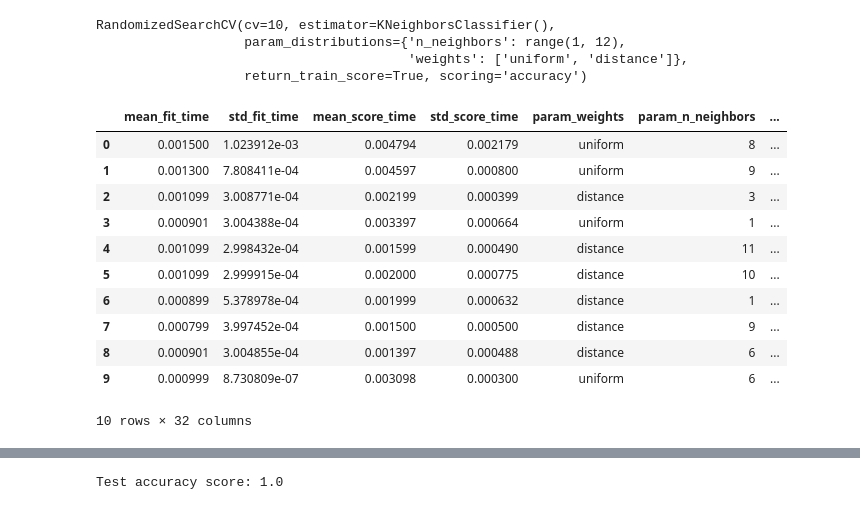
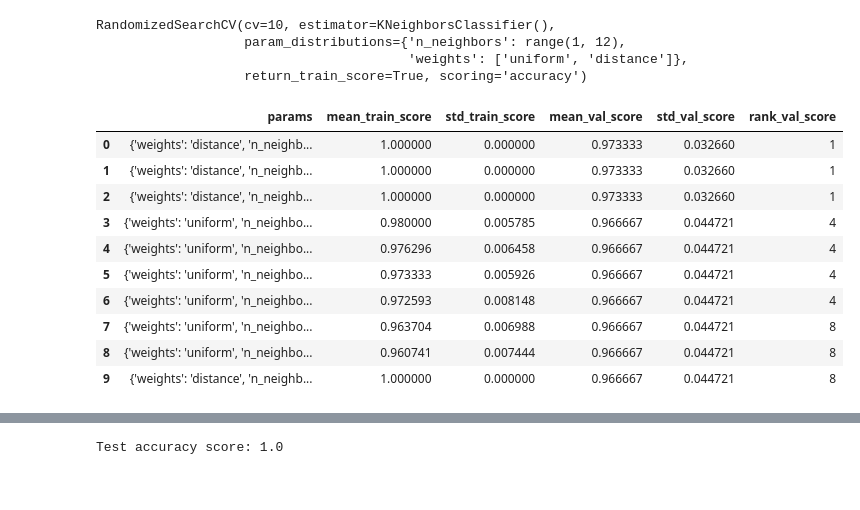
Before and after one commit to LeonardoSaccotelli/Machine-Learning-Collection-Lab, a Jupyter notebook: Machine-Learning-Lab/2-Model-Selection-Model-Evaluation/2.1-Model-Optimization.ipynb, the cells around one changed output, grey strips where cells are left out. Drawn from its saved outputs; the diff is of its cells as text; code cells hidden in the pictures.

```diff
--- a/Machine-Learning-Lab/2-Model-Selection-Model-Evaluation/2.1-Model-Optimization.ipynb
+++ b/Machine-Learning-Lab/2-Model-Selection-Model-Evaluation/2.1-Model-Optimization.ipynb
@@ -166,22 +167,19 @@ RandomizedSearchCV(cv=10, estimator=KNeighborsClassifier(),
                                         'weights': ['uniform', 'distance']},
                    return_train_score=True, scoring='accuracy')
 # %%
-# view the complete results (list of named tuples)
-pd.DataFrame(rand.cv_results_)
-#TODO
+print_cv_results(rand, 10)
 # %% [output]
-|  | mean_fit_time | std_fit_time | mean_score_time | std_score_time | param_weights | param_n_neighbors | ... |
-| 0 | 0.001500 | 1.023912e-03 | 0.004794 | 0.002179 | uniform | 8 | ... |
-| 1 | 0.001300 | 7.808411e-04 | 0.004597 | 0.000800 | uniform | 9 | ... |
-| 2 | 0.001099 | 3.008771e-04 | 0.002199 | 0.000399 | distance | 3 | ... |
-| 3 | 0.000901 | 3.004388e-04 | 0.003397 | 0.000664 | uniform | 1 | ... |
-| 4 | 0.001099 | 2.998432e-04 | 0.001599 | 0.000490 | distance | 11 | ... |
-| 5 | 0.001099 | 2.999915e-04 | 0.002000 | 0.000775 | distance | 10 | ... |
-| 6 | 0.000899 | 5.378978e-04 | 0.001999 | 0.000632 | distance | 1 | ... |
-| 7 | 0.000799 | 3.997452e-04 | 0.001500 | 0.000500 | distance | 9 | ... |
-| 8 | 0.000901 | 3.004855e-04 | 0.001397 | 0.000488 | distance | 6 | ... |
-| 9 | 0.000999 | 8.730809e-07 | 0.003098 | 0.000300 | uniform | 6 | ... |
+|  | params | mean_train_score | std_train_score | mean_val_score | std_val_score | rank_val_score |
+| 0 | {'weights': 'distance', 'n_neighb... | 1.000000 | 0.000000 | 0.973333 | 0.032660 | 1 |
+| 1 | {'weights': 'distance', 'n_neighb... | 1.000000 | 0.000000 | 0.973333 | 0.032660 | 1 |
+| 2 | {'weights': 'distance', 'n_neighb... | 1.000000 | 0.000000 | 0.973333 | 0.032660 | 1 |
+| 3 | {'weights': 'uniform', 'n_neighbo... | 0.980000 | 0.005785 | 0.966667 | 0.044721 | 4 |
+| 4 | {'weights': 'uniform', 'n_neighbo... | 0.976296 | 0.006458 | 0.966667 | 0.044721 | 4 |
+| 5 | {'weights': 'uniform', 'n_neighbo... | 0.973333 | 0.005926 | 0.966667 | 0.044721 | 4 |
+| 6 | {'weights': 'uniform', 'n_neighbo... | 0.972593 | 0.008148 | 0.966667 | 0.044721 | 4 |
+| 7 | {'weights': 'uniform', 'n_neighbo... | 0.963704 | 0.006988 | 0.966667 | 0.044721 | 8 |
+| 8 | {'weights': 'uniform', 'n_neighbo... | 0.960741 | 0.007444 | 0.966667 | 0.044721 | 8 |
+| 9 | {'weights': 'distance', 'n_neighb... | 1.000000 | 0.000000 | 0.966667 | 0.044721 | 8 |
-10 rows × 32 columns
 # %%
 print(f'Best validation score: {rand.best_score_}')
 print(f'Best hyperparameters: {rand.best_params_}')
```
Also changed, not shown: parts of 10 cells of this notebook.
